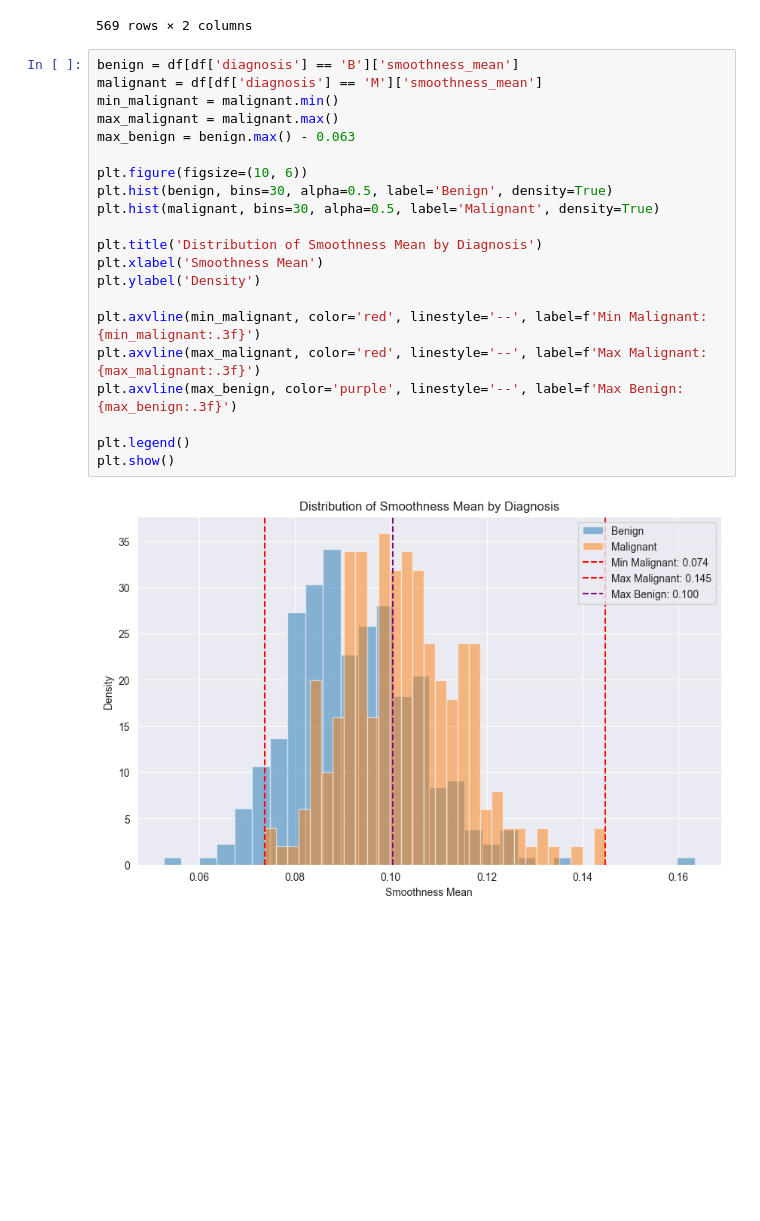
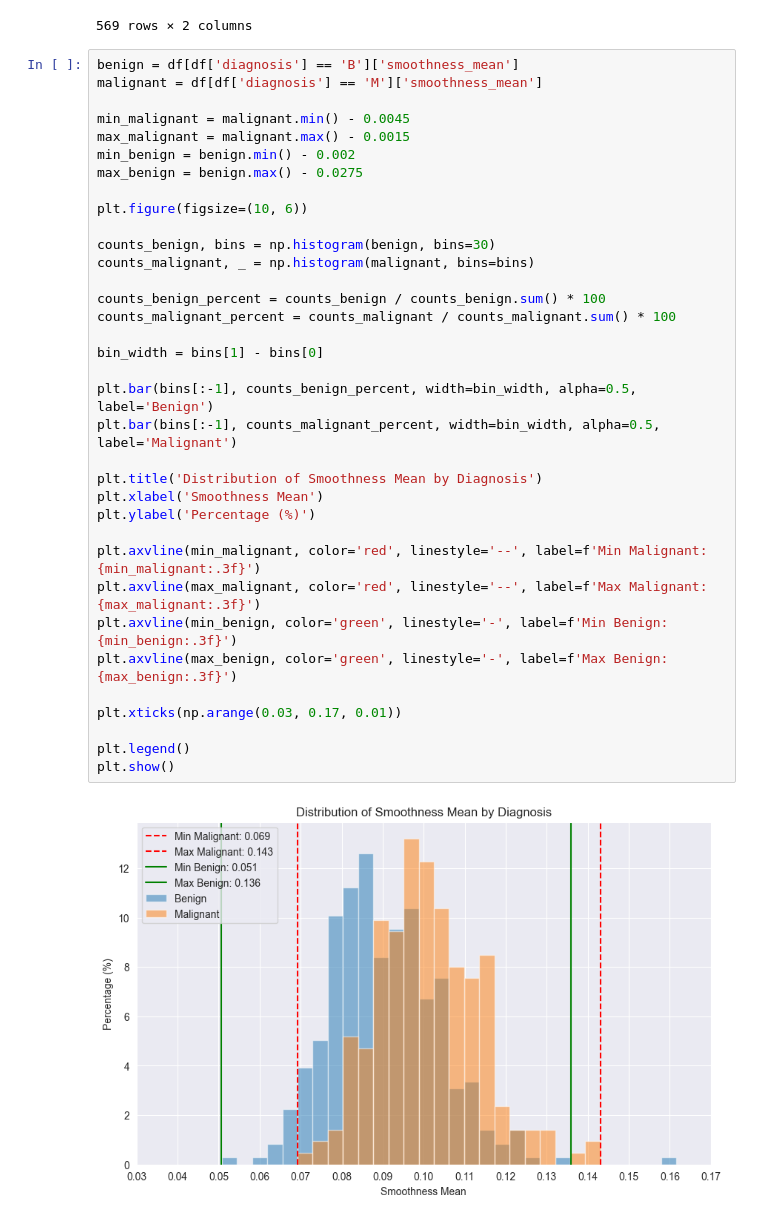
Before and after one commit to plamensve/RANDOM_FOREST_ALGORITHM, a Jupyter notebook: random_forest_algorithm.ipynb, the cells around one changed output. Drawn from its saved outputs; the diff is of its cells as text; blank space fills up the shorter version.

Commit message:
ADD: Smoothness mean diagram

```diff
--- a/random_forest_algorithm.ipynb
+++ b/random_forest_algorithm.ipynb
@@ -133,24 +133,38 @@ df
 # %%
 benign = df[df['diagnosis'] == 'B']['smoothness_mean']
 malignant = df[df['diagnosis'] == 'M']['smoothness_mean']
-min_malignant = malignant.min()
-max_malignant = malignant.max()
-max_benign = benign.max() - 0.063
+
+min_malignant = malignant.min() - 0.0045
+max_malignant = malignant.max() - 0.0015
+min_benign = benign.min() - 0.002
+max_benign = benign.max() - 0.0275
 
 plt.figure(figsize=(10, 6))
-plt.hist(benign, bins=30, alpha=0.5, label='Benign', density=True)
-plt.hist(malignant, bins=30, alpha=0.5, label='Malignant', density=True)
+
+counts_benign, bins = np.histogram(benign, bins=30)
+counts_malignant, _ = np.histogram(malignant, bins=bins)
+
+counts_benign_percent = counts_benign / counts_benign.sum() * 100
+counts_malignant_percent = counts_malignant / counts_malignant.sum() * 100
+
+bin_width = bins[1] - bins[0]
+
+plt.bar(bins[:-1], counts_benign_percent, width=bin_width, alpha=0.5, label='Benign')
+plt.bar(bins[:-1], counts_malignant_percent, width=bin_width, alpha=0.5, label='Malignant')
 
 plt.title('Distribution of Smoothness Mean by Diagnosis')
 plt.xlabel('Smoothness Mean')
-plt.ylabel('Density')
+plt.ylabel('Percentage (%)')
 
 plt.axvline(min_malignant, color='red', linestyle='--', label=f'Min Malignant: {min_malignant:.3f}')
 plt.axvline(max_malignant, color='red', linestyle='--', label=f'Max Malignant: {max_malignant:.3f}')
-plt.axvline(max_benign, color='purple', linestyle='--', label=f'Max Benign: {max_benign:.3f}')
+plt.axvline(min_benign, color='green', linestyle='-', label=f'Min Benign: {min_benign:.3f}')
+plt.axvline(max_benign, color='green', linestyle='-', label=f'Max Benign: {max_benign:.3f}')
+
+plt.xticks(np.arange(0.03, 0.17, 0.01))
 
 plt.legend()
 plt.show()
 # %% [output]
-[figure, old version]
+[figure, new version]
 # %%
```
Also changed, not shown: parts of 3 cells of this notebook.
